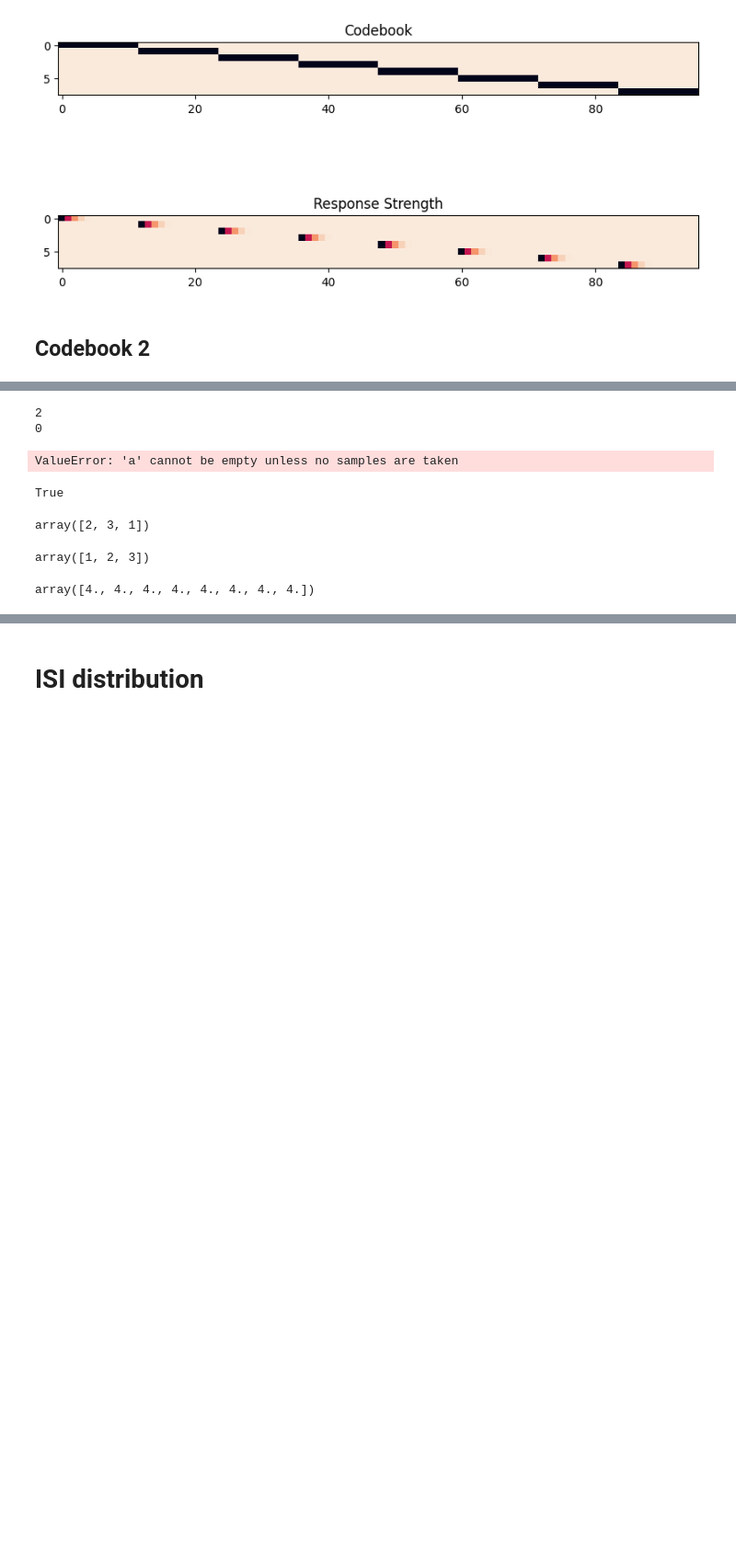
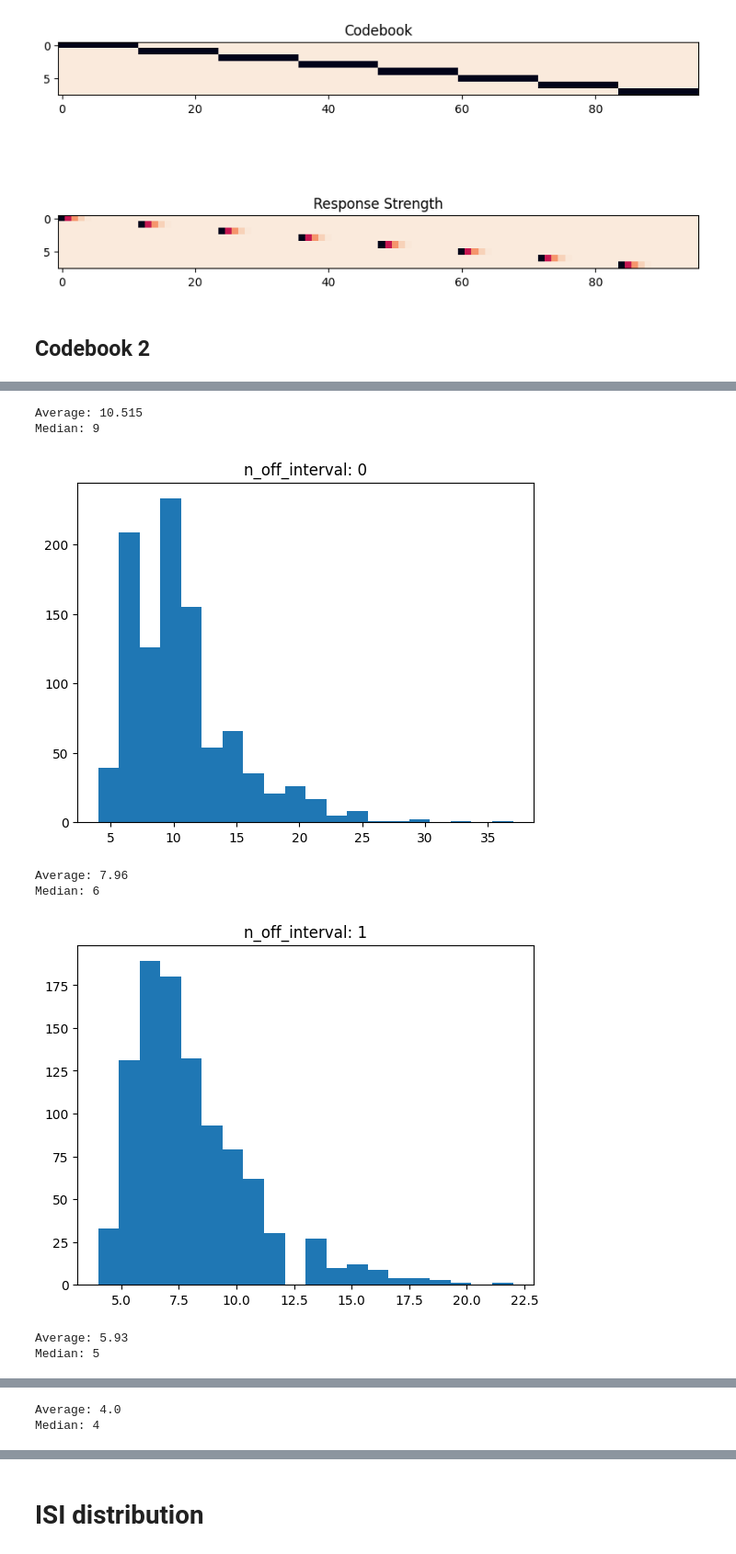
Before and after one commit to amar-enkhbat/codebook_generator, a Jupyter notebook: gen_seq.ipynb, the cells around one changed output, grey strips where cells are left out. Shown at 92% size. Drawn from its saved outputs; the diff is of its cells as text; code cells hidden in the pictures; blank space fills up the shorter version.

```diff
--- a/gen_seq.ipynb
+++ b/gen_seq.ipynb
@@ -193,49 +192,0 @@ Warning: couldnt find horizontally spaced row!
-# %%
-def select_idc(idc_pool: list, n_highlights: int) -> list:
-    idc = idc_pool
-    selected_idc = []
-
-    # Repeat until number of indeces are equal to n_highlights
-    while len(selected_idc) < n_highlights:
-        # If neighbors are selected reset and try again
-        if len(idc) == 0:
-            idc = idc_pool
-            selected_idc = []
-
-        # pick random index
-        print(len(idc))
-        idx = np.random.choice(idc, size=1, replace=False).tolist()[0]
-        selected_idc.append(idx)
-
-        # Remove index and its neighbors
-        idc.remove(idx)
-        if idx - 1 in idc:
-            idc.remove(idx - 1)
-        if idx + 1 in idc:
-            idc.remove(idx + 1)
-
-    return selected_idc
-
-select_idc([3, 4], 2)
-# %% [output]
-2
-0
-ValueError: 'a' cannot be empty unless no samples are taken
-# %%
-idc_diffs = np.array([2, 1, 5])
-1 in idc_diffs
-# %% [output]
-True
-# %%
-a = np.array([1, 3, 6, 7])
-np.diff(a)
-# %% [output]
-array([2, 3, 1])
-# %%
-np.sort(np.diff(a))
-# %% [output]
-array([1, 2, 3])
-# %%
-codebook.sum(axis=0)
-# %% [output]
-array([4., 4., 4., 4., 4., 4., 4., 4.])
@@ -243,0 +193,25 @@ array([4., 4., 4., 4., 4., 4., 4., 4.])
+# %%
+for i in range(4):
+    lens = []
+    for seed in np.random.randint(0, 1000000, 1000):
+        np.random.seed(seed)
+        init_codebook = np.zeros((1, 8))
+        codebook = gen_codebook(
+            init_codebook = init_codebook,
+            n_objs=8, n_obj_highlights=2, n_off_intervals=i, n_min_highlights=1
+        )
+        lens.append(codebook.shape[0])
+    print('Average:', np.mean(lens))
+    print('Median:', np.argmax(np.bincount(lens)))
+    plt.hist(lens, bins=20)
+    plt.title(f'n_off_interval: {i}')
+    plt.show()
+# %% [output]
+Average: 10.515
+Median: 9
+[figure, added]
+Average: 7.96
+Median: 6
+[figure, added]
+Average: 5.93
+Median: 5
@@ -243,0 +219,2 @@ array([4., 4., 4., 4., 4., 4., 4., 4.])
+Average: 4.0
+Median: 4
```
Also changed, not shown: parts of 19 cells of this notebook.
